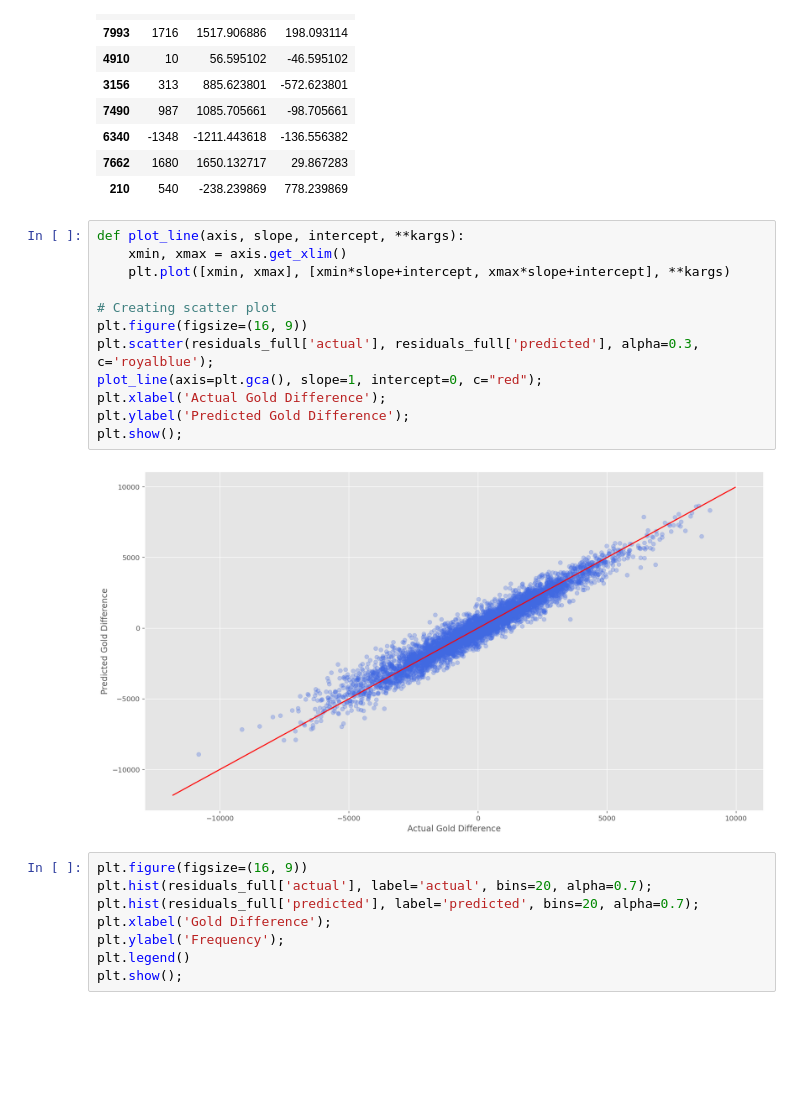
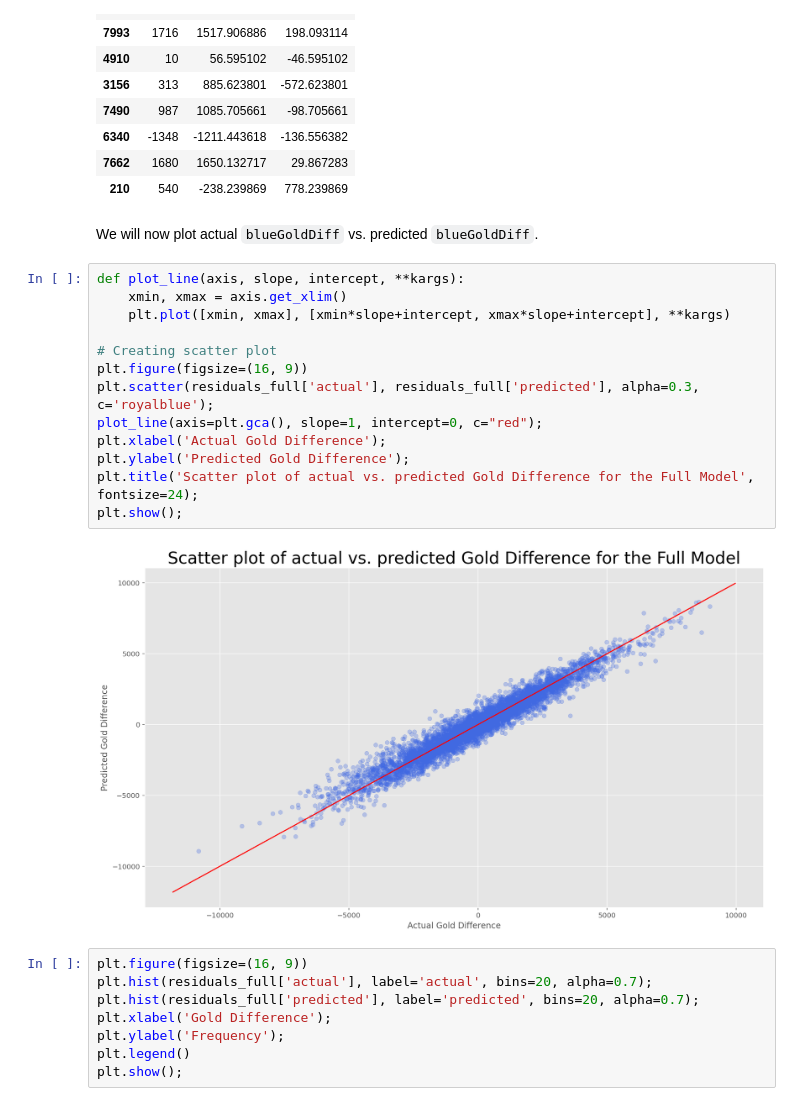
Before and after one commit to angelocarasig/lol_diamond_ranked_analysis, a Jupyter notebook: Phase2_Report.ipynb, the cells around one changed output. Saved outputs shown, nothing was run; the diff lists cells and outputs as text; blank space fills up the shorter version.

```diff
--- a/Phase2_Report.ipynb
+++ b/Phase2_Report.ipynb
@@ -182,20 +186,23 @@ residuals_full.head(10)
 | 6340 | -1348 | -1211.443618 | -136.556382 |
 | 7662 | 1680 | 1650.132717 | 29.867283 |
 | 210 | 540 | -238.239869 | 778.239869 |
+# %% [markdown]
+We will now plot actual `blueGoldDiff` vs. predicted `blueGoldDiff`.
 # %%
 def plot_line(axis, slope, intercept, **kargs):
     xmin, xmax = axis.get_xlim()
     plt.plot([xmin, xmax], [xmin*slope+intercept, xmax*slope+intercept], **kargs)
 
 # Creating scatter plot
 plt.figure(figsize=(16, 9))
 plt.scatter(residuals_full['actual'], residuals_full['predicted'], alpha=0.3, c='royalblue');
 plot_line(axis=plt.gca(), slope=1, intercept=0, c="red");
 plt.xlabel('Actual Gold Difference');
 plt.ylabel('Predicted Gold Difference');
+plt.title('Scatter plot of actual vs. predicted Gold Difference for the Full Model', fontsize=24);
 plt.show();
 # %% [output]
-[figure, old version]
+[figure, new version]
 # %%
 plt.figure(figsize=(16, 9))
 plt.hist(residuals_full['actual'], label='actual', bins=20, alpha=0.7);
```
Also changed, not shown: parts of 4 cells of this notebook.
